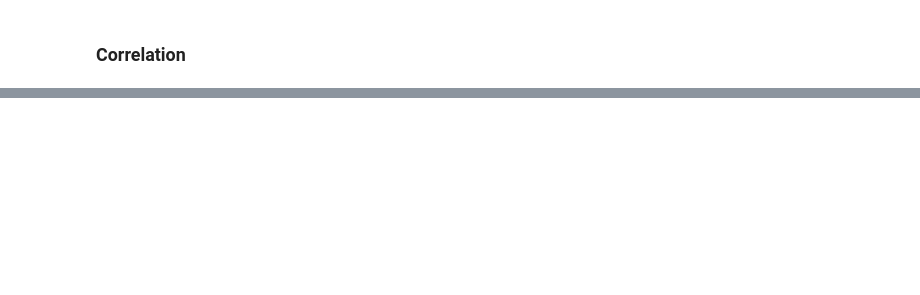
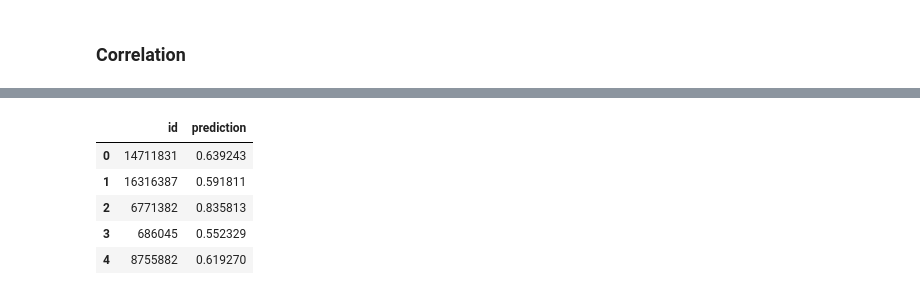
Before and after one commit to jonhbl/dl-flavours-of-physics, a Jupyter notebook: data-analysis.ipynb, the cells around one changed output, grey strips where cells are left out. Cells and saved outputs as stored; diff of their text form; code cells hidden in the pictures; blank space fills up the shorter version.

```diff
--- a/data-analysis.ipynb
+++ b/data-analysis.ipynb
@@ -567,0 +642,5 @@ np.float64(0.07094648618171709)
+# %%
+y_test_hat_mlp = np.ravel((nn_model.predict(X_test_scaled)))
+y_test_hat_rf = rf_model.predict(X_test)
+y_test_hat_xgb = xgb_model.predict(xgb.DMatrix(X_test))
+y_test_hat_xgb_wm = xgb_model_wm.predict(xgb.DMatrix(X_test_wm))
@@ -567,0 +657,9 @@ np.float64(0.07094648618171709)
+# %%
+result.head()
+# %% [output]
+|  | id | prediction |
+| 0 | 14711831 | 0.639243 |
+| 1 | 16316387 | 0.591811 |
+| 2 | 6771382 | 0.835813 |
+| 3 | 686045 | 0.552329 |
+| 4 | 8755882 | 0.619270 |
```
Also changed, not shown: parts of 45 cells of this notebook, 3 other files.
